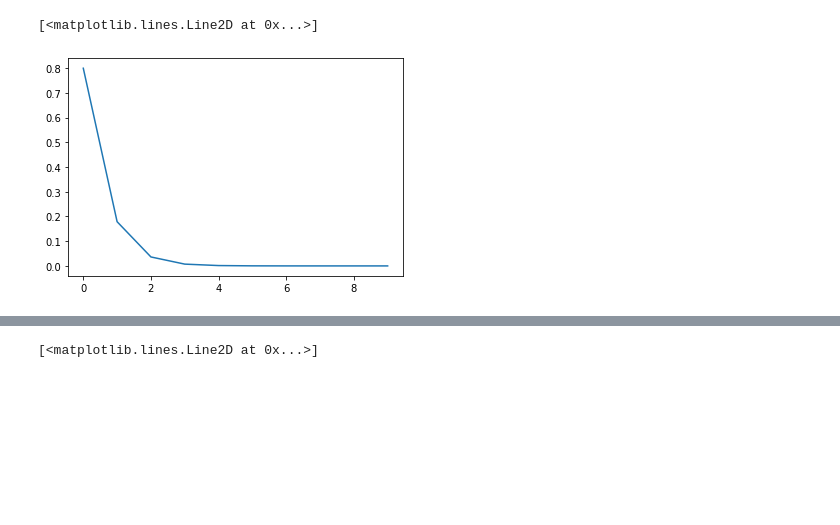
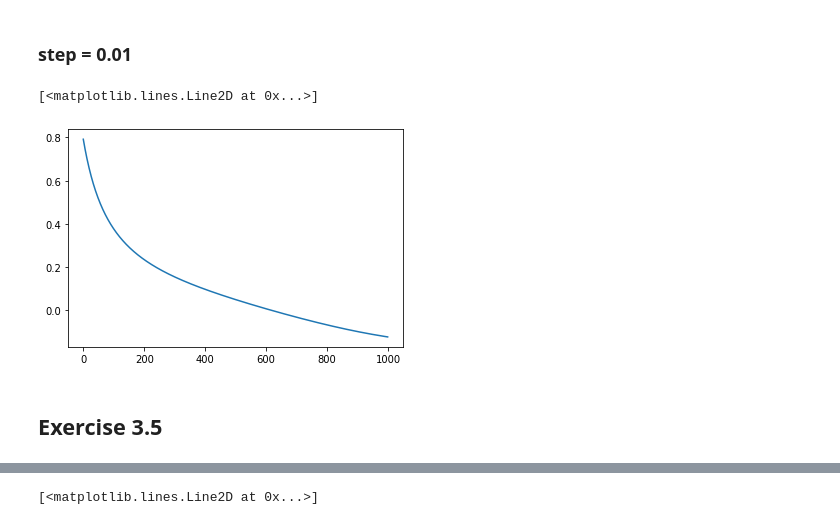
Before and after one commit to faderani/EE_435, a Jupyter notebook: Assignment#1.ipynb, the cells around one changed output, grey strips where cells are left out. Cells and saved outputs as stored; diff of their text form; code cells hidden in the pictures; blank space fills up the shorter version.

```diff
--- a/Assignment#1.ipynb
+++ b/Assignment#1.ipynb
@@ -4,18 +7,17 @@ from matplotlib.pylab import plt
 # %%
-def gradient_descent_q1(init=2, iteration=1000, step=1):
+def gradient_descent_q1(init, iteration, step):
 
 
     values = []
     w = init
-    fw_1 = 1/50*(w**4 + w**2 + 10*w)
 
     for x in range(0,iteration):
 
-        gw = 1/50*(4*w**3+2*init+10)
+        #gw = (1/50)*(4*w**3+2*w+10)
+        gw = 1/25*(2*w**3 + w**1 + 5)
         w = w - gw*step
-        fw = 1/50*(w**4 + w**2 + 10*w)
-        values.append(fw)
-        fw_1 = fw
 
 
+        fw = (1/50)*(w**4 + w**2 + 10*w)
+        values.append(fw)
     return values
@@ -22,10 +40,13 @@ def gradient_descent_q1(init=2, iteration=1000, step=1):
+# %% [markdown]
+### step = 0.01
 # %%
-values = gradient_descent(init=2, iteration=10, step=0.01)
-
+values = gradient_descent_q1(init=2.0, iteration=1000, step=0.01)
 plt.plot(values)
 # %% [output]
 [<matplotlib.lines.Line2D at 0x...>]
-[figure, old version]
+[figure, new version]
+# %% [markdown]
+## Exercise 3.5
 # %%
 def gradient_descent_q2(init, iteration=100, step=1):
 
```
Also changed, not shown: parts of 24 cells of this notebook.
